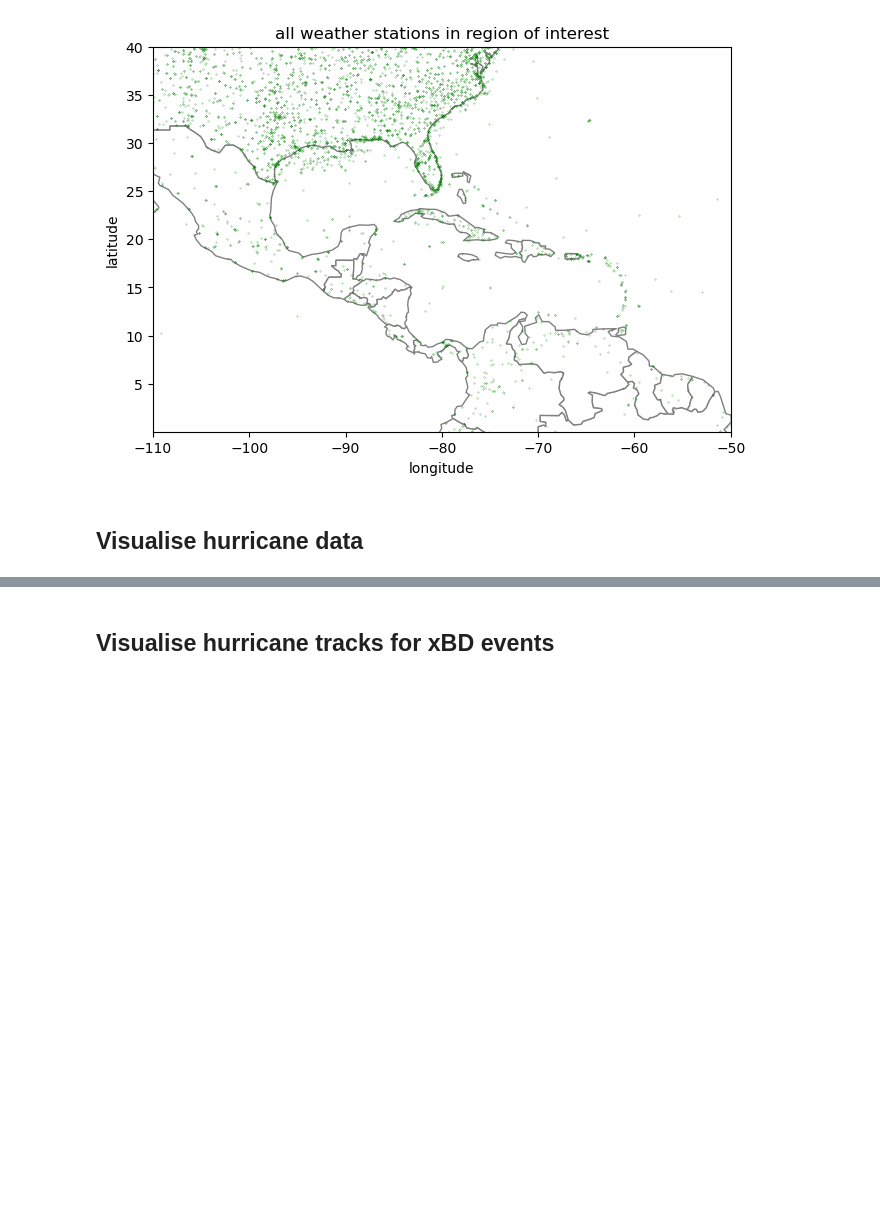
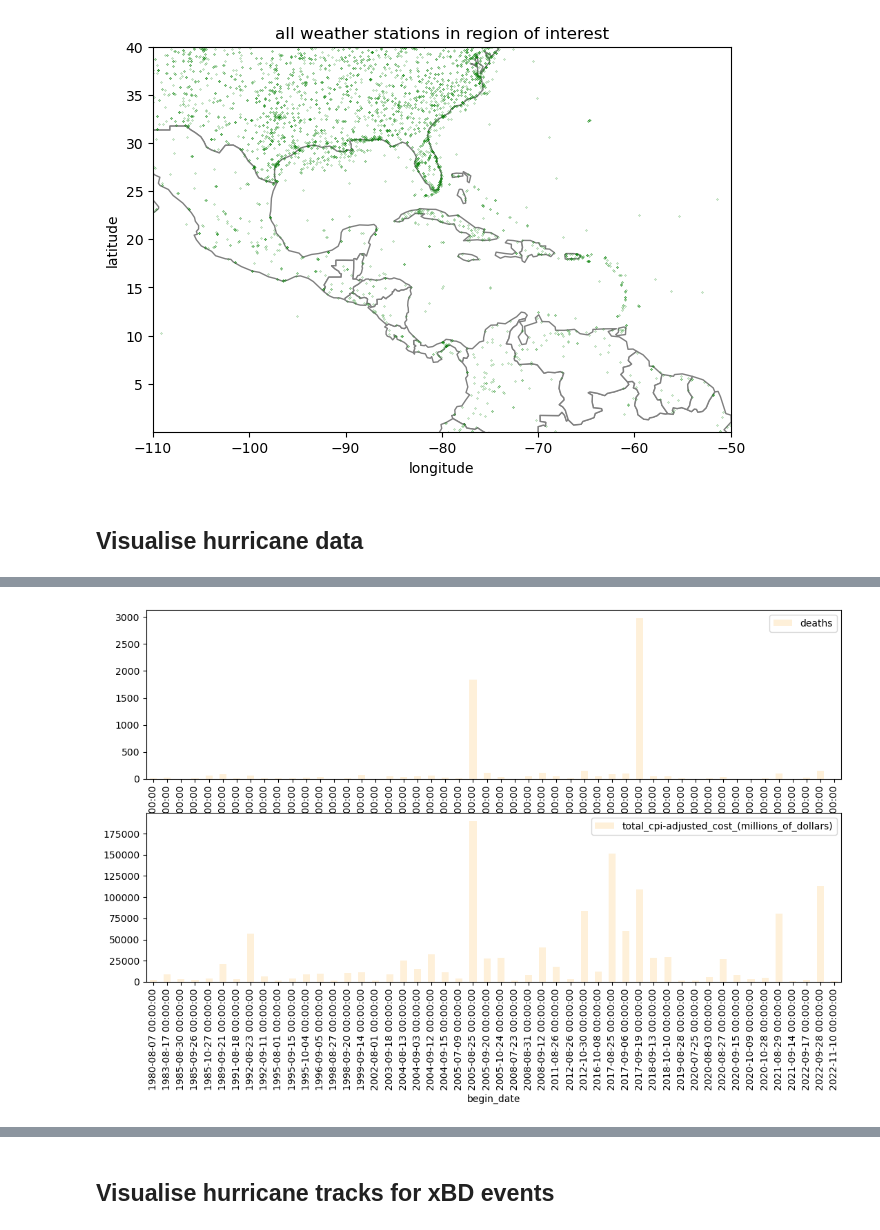
Before and after one commit to ai4er-cdt/hurricane-harm-herald, a Jupyter notebook: notebooks/visualise_weather.ipynb, the cells around one changed output, grey strips where cells are left out. Drawn from its saved outputs; the diff is of its cells as text; code cells hidden in the pictures; blank space fills up the shorter version.

```diff
--- a/notebooks/visualise_weather.ipynb
+++ b/notebooks/visualise_weather.ipynb
@@ -92,0 +203,3 @@ ax.set_title('all weather stations in region of interest');
+# %%
+# limit df to only row for each event corresponding to the maximum event strength
+df_max_strengths = df_noaa_weather.loc[df_noaa_weather.groupby('tag')['strength'].idxmax()]
@@ -92,0 +214,4 @@ ax.set_title('all weather stations in region of interest');
+# %%
+# limit noaa weather to include only those hurricanes (by name) which occurred after 1980
+df_lim_eighties_hurricanes = df_max_strengths[(df_max_strengths['date'] >= pd.Timestamp('1980')) & df_max_strengths['strength'] > 0].drop_duplicates(subset='tag',keep='first')
+df_lim_eighties_hurricanes.head()
@@ -92,0 +227,26 @@ ax.set_title('all weather stations in region of interest');
+# %%
+# match events based on name and date N.B. matching noaa df to damages df since noaa larger
+# limit noaa df to those with same name as damage data
+df_comb_prep = df_lim_eighties_hurricanes[df_lim_eighties_hurricanes.name.apply(lambda x: np.any(np.in1d(x, df_damage_data_proc.name.tolist())))] # no strength nans
+
+# set start time as indexes
+df_comb_prep.set_index('date',inplace=True)
+df_damage_data_proc_comb = df_damage_data_proc.copy()
+df_damage_data_proc_comb.set_index('begin_date',inplace=True)
+
+# # create a new dataframe with a complete range of dates
+# start_date = df_merged['begin_date'].min().replace(day=1, month=1)
+# end_date = df_merged['begin_date'].max().replace(day=31, month=12)
+# new_dates_idx = pd.date_range(start=start_date, end=end_date, freq='Y')
+
+# df_damage_data_proc_comb = df_damage_data_proc_comb.reindex(new_dates_idx, fill_value=0)
+
+# print(df_damage_data_proc_comb.asfreq('Y'))
+
+tol = pd.Timedelta(30, 'd')
+df_merged = pd.merge_asof(left=df_damage_data_proc_comb,right=df_comb_prep.sort_values('date'),right_index=True,left_index=True,direction='nearest',tolerance=tol)
+# reset index to eliminate multilevel-ness TODO: nicer way for this?
+# df_merged = df_merged.resample('Y').median()
+
+df_merged.reset_index(inplace=True)
+df_merged.head()
@@ -92,0 +261,11 @@ ax.set_title('all weather stations in region of interest');
+# %%
+# plot
+fig,axes = plt.subplots(2,1)
+
+df_merged[['begin_date','deaths']].plot(ax=axes[0], x='begin_date', kind='bar', stacked=False, color=five_colours)
+df_merged[['begin_date','total_cpi-adjusted_cost_(millions_of_dollars)']].plot(ax=axes[1], x='begin_date', kind='bar', stacked=False, color=five_colours)
+
+# ax.set_xticks(np.arange(-1, len(pivot)+1, 25));
+plt.show()
+# %% [output]
+[figure, added]
```
Also changed, not shown: parts of 30 cells of this notebook.
